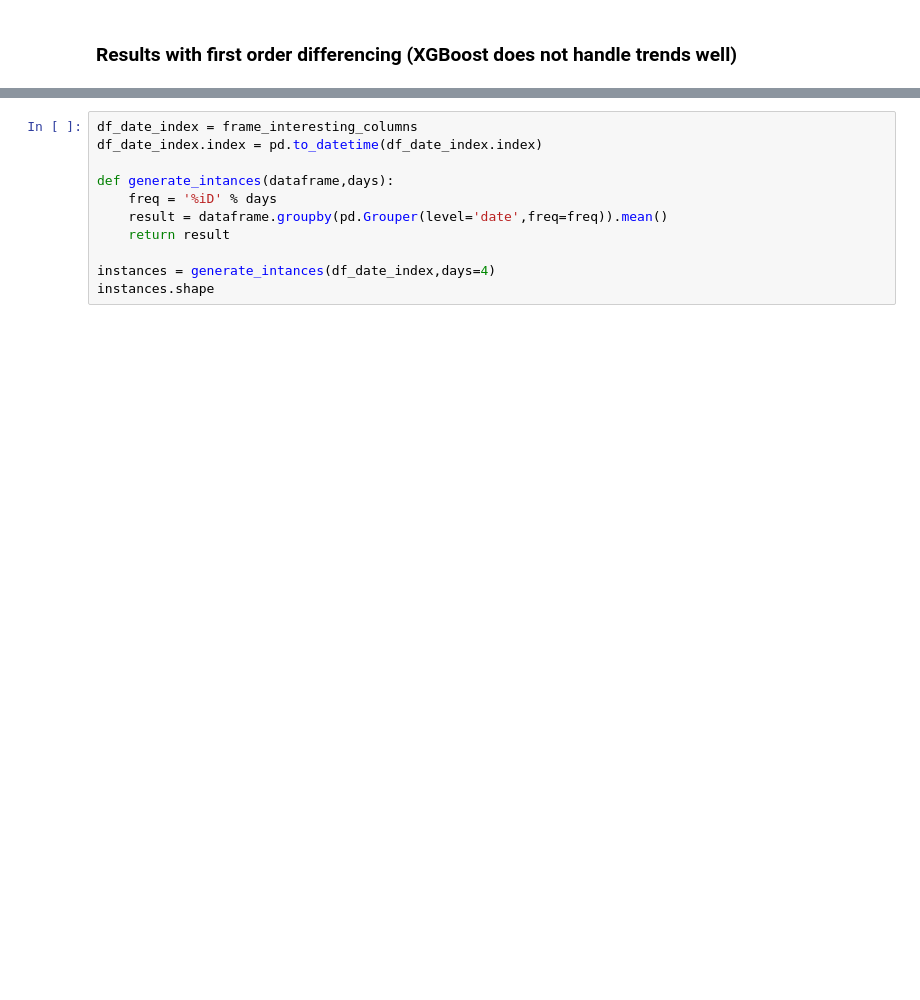
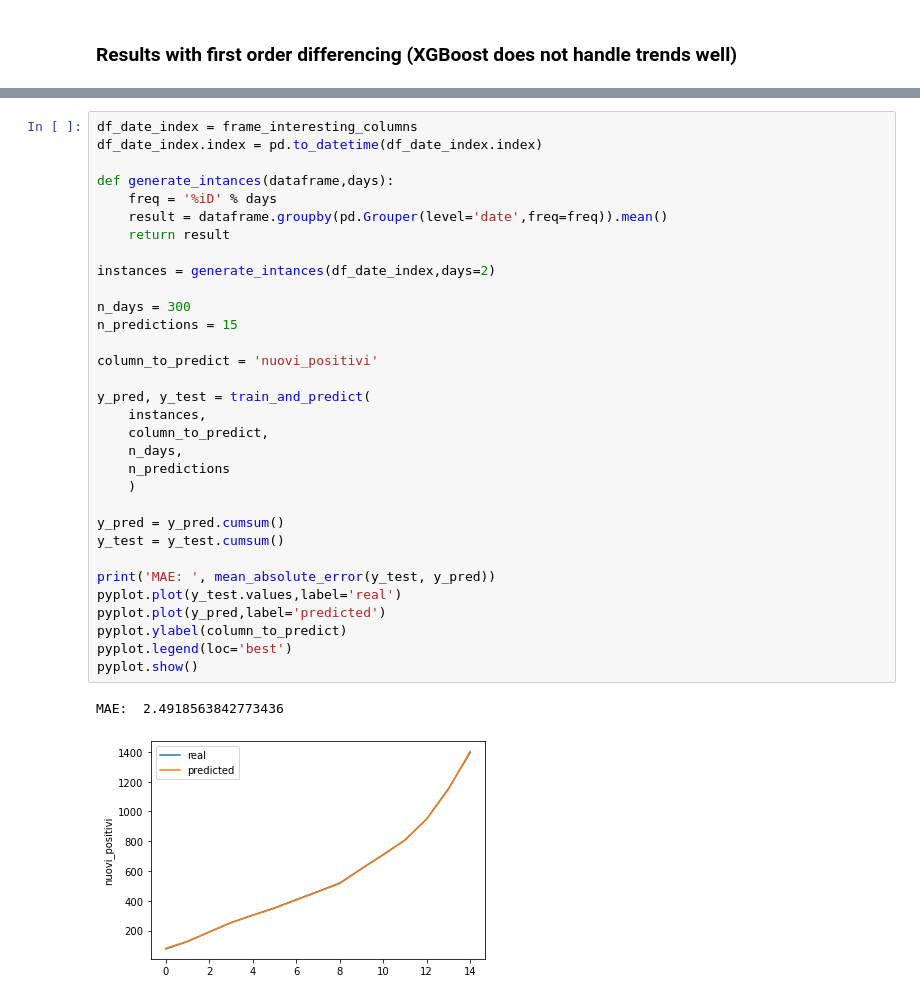
Before and after one commit to marco-mazzoli/progetto-tesi, a Jupyter notebook: data-extraction.ipynb, the cells around one changed output, grey strips where cells are left out. Saved outputs shown, nothing was run; the diff lists cells and outputs as text; blank space fills up the shorter version.

```diff
--- a/data-extraction.ipynb
+++ b/data-extraction.ipynb
@@ -210,11 +241,35 @@ pyplot.show()
 # %%
 df_date_index = frame_interesting_columns
 df_date_index.index = pd.to_datetime(df_date_index.index)
 
 def generate_intances(dataframe,days):
     freq = '%iD' % days
     result = dataframe.groupby(pd.Grouper(level='date',freq=freq)).mean()
     return result
 
-instances = generate_intances(df_date_index,days=4)
-instances.shape
+instances = generate_intances(df_date_index,days=2)
+
+n_days = 300
+n_predictions = 15
+
+column_to_predict = 'nuovi_positivi'
+
+y_pred, y_test = train_and_predict(
+    instances,
+    column_to_predict,
+    n_days,
+    n_predictions
+    )
+
+y_pred = y_pred.cumsum()
+y_test = y_test.cumsum()
+
+print('MAE: ', mean_absolute_error(y_test, y_pred))
+pyplot.plot(y_test.values,label='real')
+pyplot.plot(y_pred,label='predicted')
+pyplot.ylabel(column_to_predict)
+pyplot.legend(loc='best')
+pyplot.show()
+# %% [output]
+MAE:  2.4918563842773436
+[figure, added]
```
Also changed, not shown: parts of 10 cells of this notebook, 1 other file.
